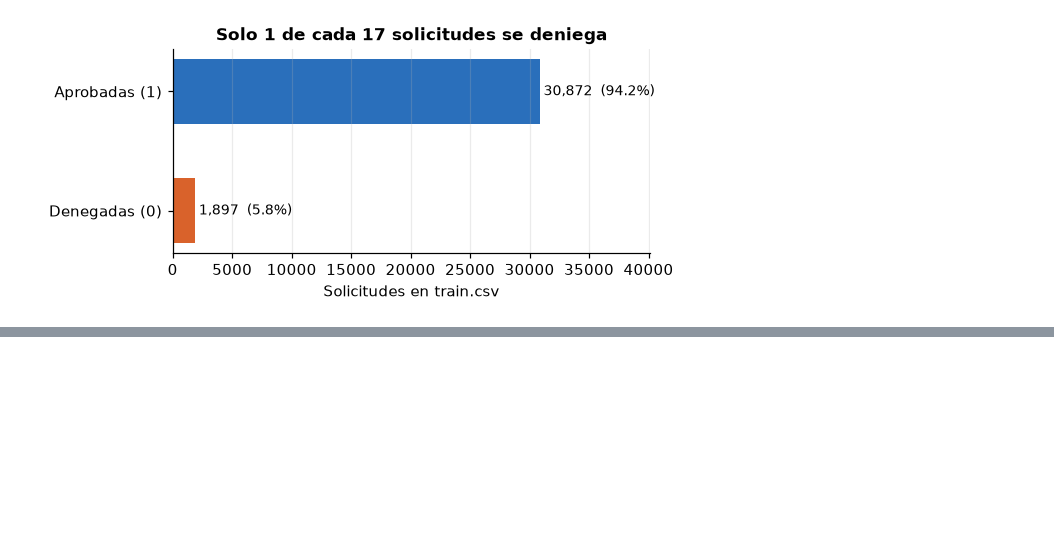
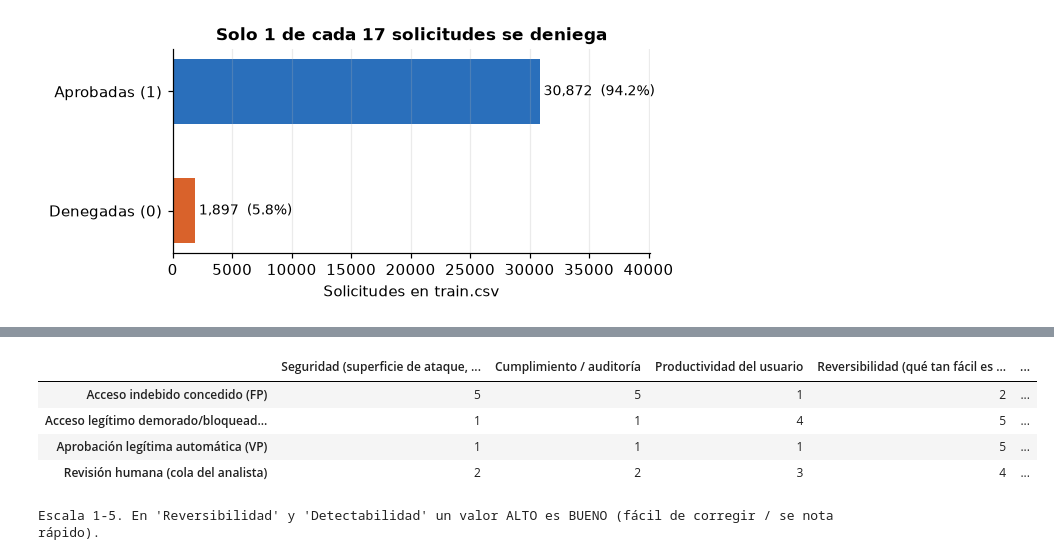
Before and after one commit to danielg7v/laboratorio-avanzado-iam, a Jupyter notebook: notebooks/01_caso_de_negocio.ipynb, the cells around one changed output, grey strips where cells are left out. Cells and saved outputs as stored; diff of their text form; code cells hidden in the pictures; blank space fills up the shorter version.

```diff
--- a/notebooks/01_caso_de_negocio.ipynb
+++ b/notebooks/01_caso_de_negocio.ipynb
@@ -175,0 +97,20 @@ Horas-analista de la revisión manual: 14,730 h  (a 15 min por solicitud)
+# %%
+impact = pd.DataFrame(
+    {
+        "Seguridad (superficie de ataque, mov. lateral)": [5, 1, 1, 2],
+        "Cumplimiento / auditoría": [5, 1, 1, 2],
+        "Productividad del usuario": [1, 4, 1, 3],
+        "Reversibilidad (qué tan fácil es corregir)": [2, 5, 5, 4],   # 5 = fácil de corregir
+        "Detectabilidad (¿se nota rápido?)": [1, 5, 5, 4],          # 5 = se detecta rápido
+    },
+    index=["Acceso indebido concedido (FP)", "Acceso legítimo demorado/bloqueado (FN)", "Aprobación legítima automática (VP)", "Revisión humana (cola del analista)"],
+)
+display(impact.style.background_gradient(cmap="Reds", axis=None, subset=impact.columns[:3]).format("{:.0f}"))
+print("Escala 1-5. En 'Reversibilidad' y 'Detectabilidad' un valor ALTO es BUENO (fácil de corregir / se nota rápido).")
+# %% [output]
+|  | Seguridad (superficie de ataque, ... | Cumplimiento / auditoría | Productividad del usuario | Reversibilidad (qué tan fácil es ... | ... |
+| Acceso indebido concedido (FP) | 5 | 5 | 1 | 2 | ... |
+| Acceso legítimo demorado/bloquead... | 1 | 1 | 4 | 5 | ... |
+| Aprobación legítima automática (VP) | 1 | 1 | 1 | 5 | ... |
+| Revisión humana (cola del analista) | 2 | 2 | 3 | 4 | ... |
+Escala 1-5. En 'Reversibilidad' y 'Detectabilidad' un valor ALTO es BUENO (fácil de corregir / se nota rápido).
```
Also changed, not shown: parts of 27 cells of this notebook, 19 other files.
